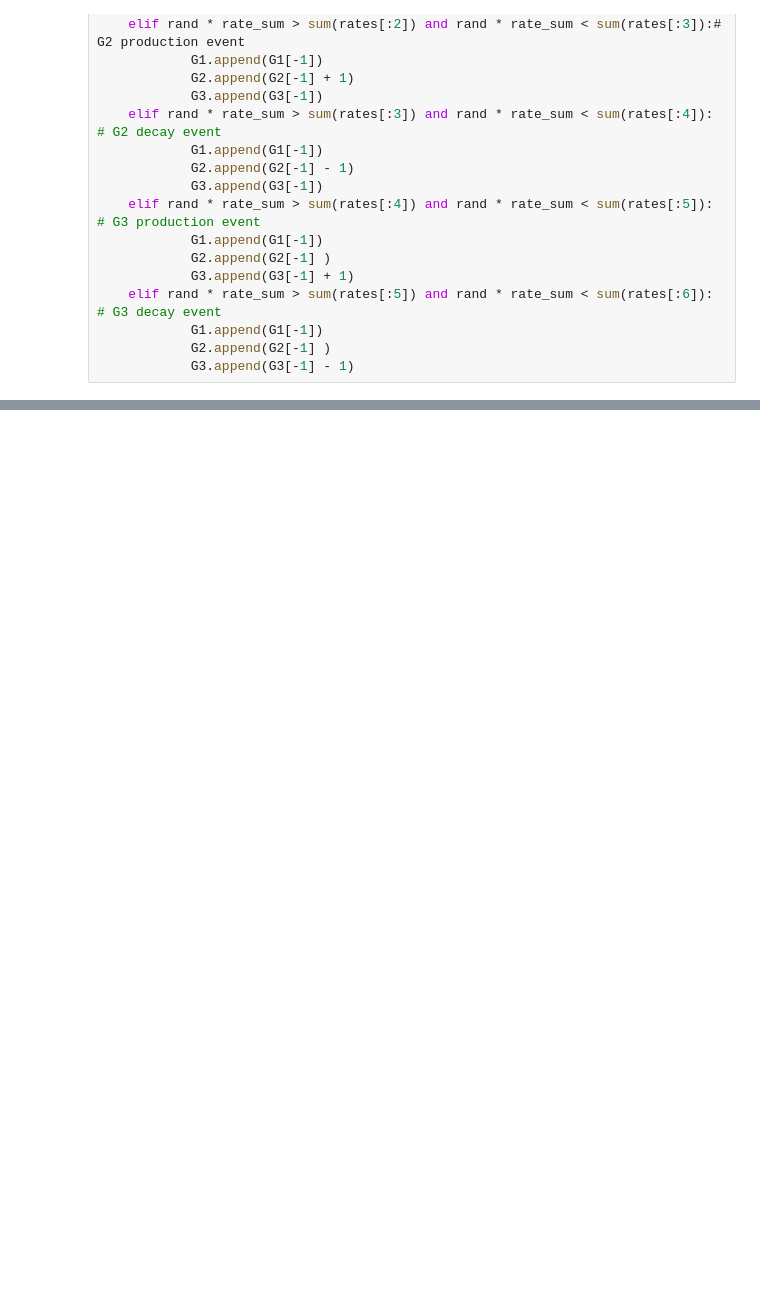
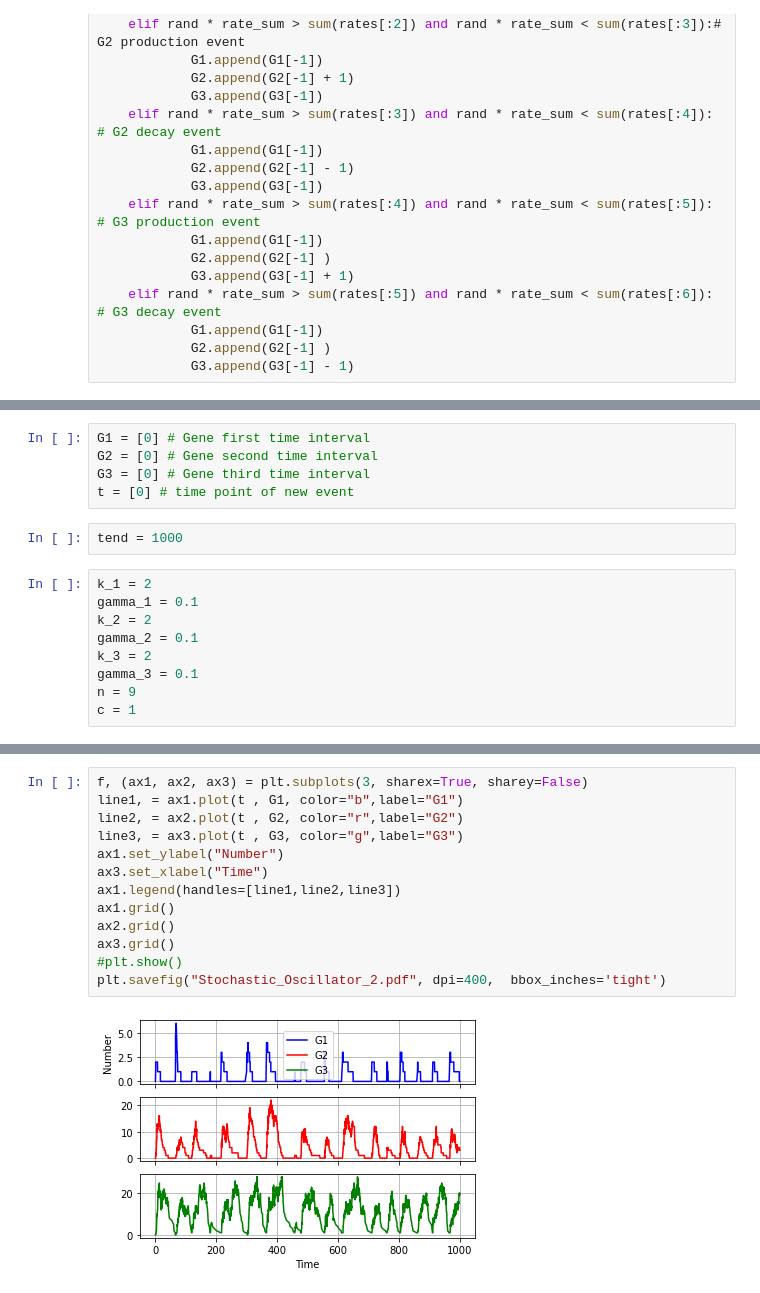
Before and after one commit to aaditya-pdgupta/mathematical_modeling_of_biology_system, a Jupyter notebook: Deterministic_vs_Stochastics_Modeling/Deterministics_vs_Stochastics_Modeling.ipynb, the cells around one changed output, grey strips where cells are left out. Drawn from its saved outputs; the diff is of its cells as text; blank space fills up the shorter version.

```diff
--- a/Deterministic_vs_Stochastics_Modeling/Deterministics_vs_Stochastics_Modeling.ipynb
+++ b/Deterministic_vs_Stochastics_Modeling/Deterministics_vs_Stochastics_Modeling.ipynb
@@ -91,0 +127,16 @@ plt.show()
+# %%
+G1 = [0] # Gene first time interval
+G2 = [0] # Gene second time interval
+G3 = [0] # Gene third time interval
+t = [0] # time point of new event
+# %%
+tend = 1000
+# %%
+k_1 = 2
+gamma_1 = 0.1
+k_2 = 2
+gamma_2 = 0.1
+k_3 = 2
+gamma_3 = 0.1
+n = 9
+c = 1
@@ -91,0 +179,15 @@ plt.show()
+# %%
+f, (ax1, ax2, ax3) = plt.subplots(3, sharex=True, sharey=False)
+line1, = ax1.plot(t , G1, color="b",label="G1")
+line2, = ax2.plot(t , G2, color="r",label="G2")
+line3, = ax3.plot(t , G3, color="g",label="G3")
+ax1.set_ylabel("Number")
+ax3.set_xlabel("Time")
+ax1.legend(handles=[line1,line2,line3])
+ax1.grid()
+ax2.grid()
+ax3.grid()
+#plt.show()
+plt.savefig("Stochastic_Oscillator_2.pdf", dpi=400,  bbox_inches='tight')
+# %% [output]
+[figure, added]
```
Also changed, not shown: parts of 6 cells of this notebook, 1 other file.
